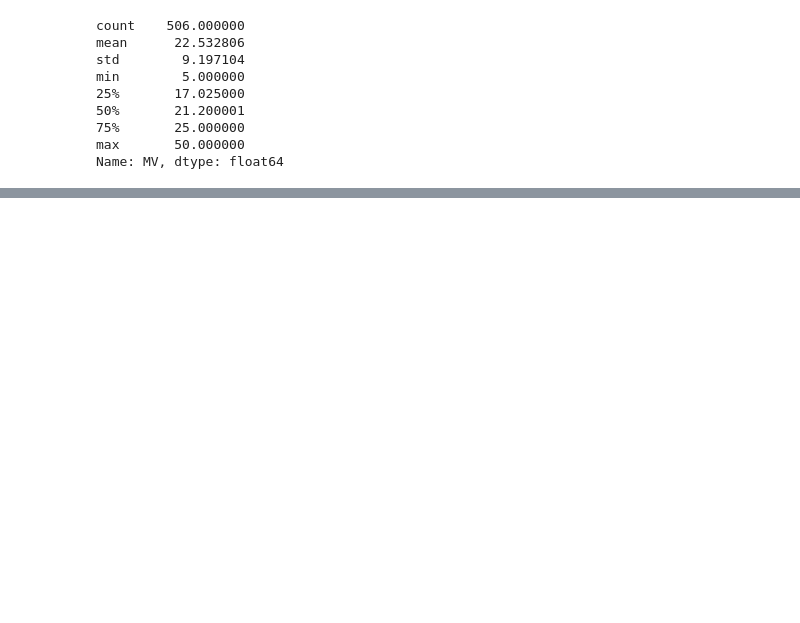
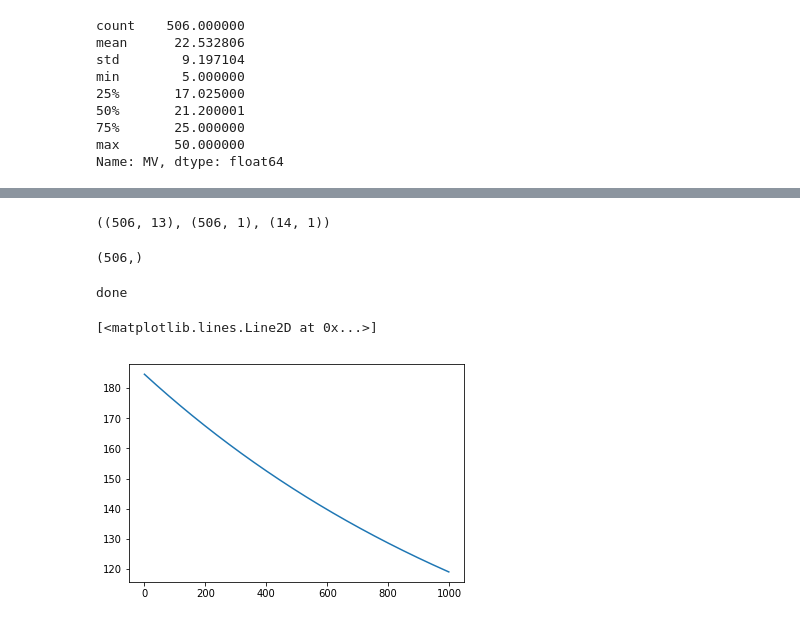
Before and after one commit to Hitkul/ML_course_IIITD, a Jupyter notebook: Assignment1/Question_1.ipynb, the cells around one changed output, grey strips where cells are left out. Cells and saved outputs as stored; diff of their text form; code cells hidden in the pictures; blank space fills up the shorter version.

```diff
--- a/Assignment1/Question_1.ipynb
+++ b/Assignment1/Question_1.ipynb
@@ -102,0 +82,35 @@ num_iterations = 1000
+# %%
+def gradient_descent(X,Y, theta, learning_rate, epochs):
+    rmse_history = []
+    while epochs>0:
+        print("epocs left:{}".format(epochs),end='\r')
+        rmse_history.append(rmse(X,Y,theta))
+        gradient = np.dot(np.transpose(X),(np.dot(X,theta)-Y))/Y.shape[0]
+        theta = theta-(learning_rate*gradient)
+        epochs-=1
+    print("+++++++++++done++++++++++",end='\r')
+    return theta,rmse_history
+# %%
+learning_rate = 0.0001
+number_of_features = X.shape[1]
+epochs = 1000
+theta = np.array([1]*(number_of_features+1)).reshape(number_of_features+1,1) #one extra element for theta intercept
+# %%
+X.shape,Y.shape,theta.shape
+# %% [output]
+((506, 13), (506, 1), (14, 1))
+# %%
+np.array([1]*X.shape[0]).shape
+# %% [output]
+(506,)
+# %%
+X = np.hstack((np.ones((X.shape[0],1)),X))
+# %%
+theta,rmse_history = gradient_descent(X,Y,theta,learning_rate,epochs)
+# %% [output]
+done
+# %%
+plt.plot([i for i in range(len(rmse_history))], rmse_history)
+# %% [output]
+[<matplotlib.lines.Line2D at 0x...>]
+[figure, added]
```
Also changed, not shown: parts of 7 cells of this notebook.
